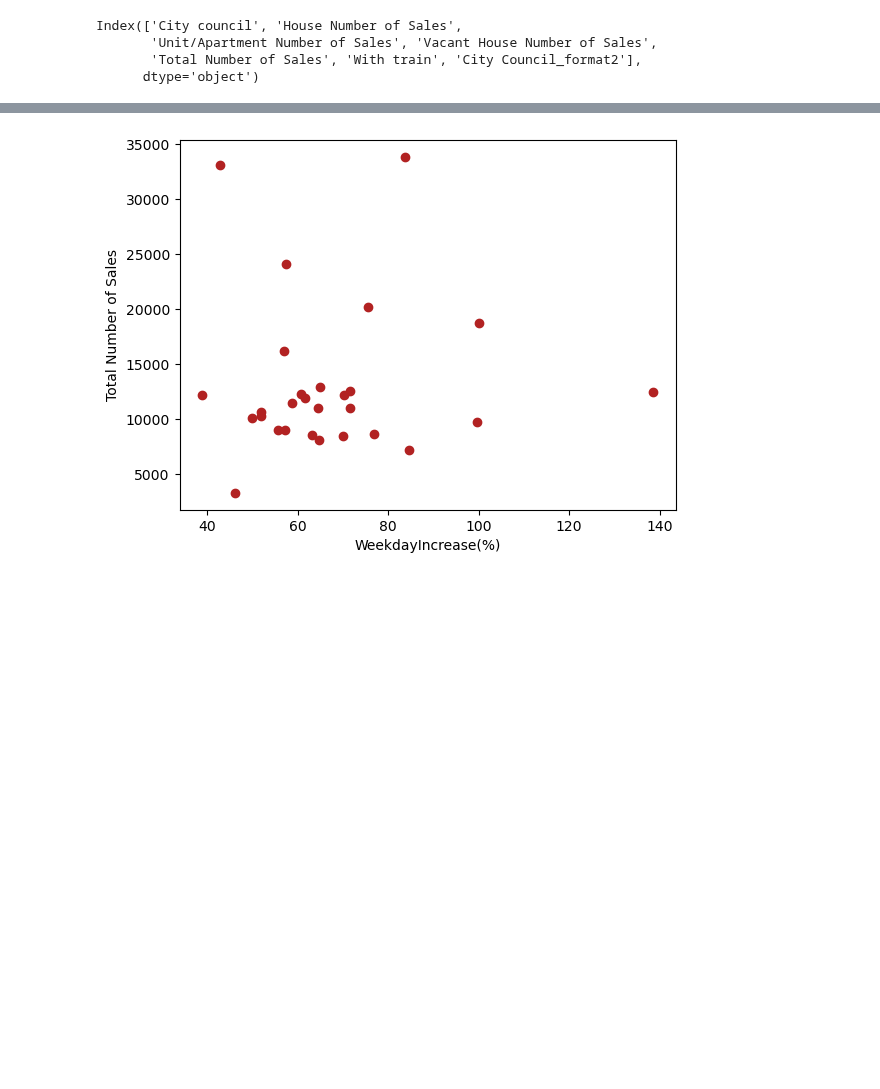
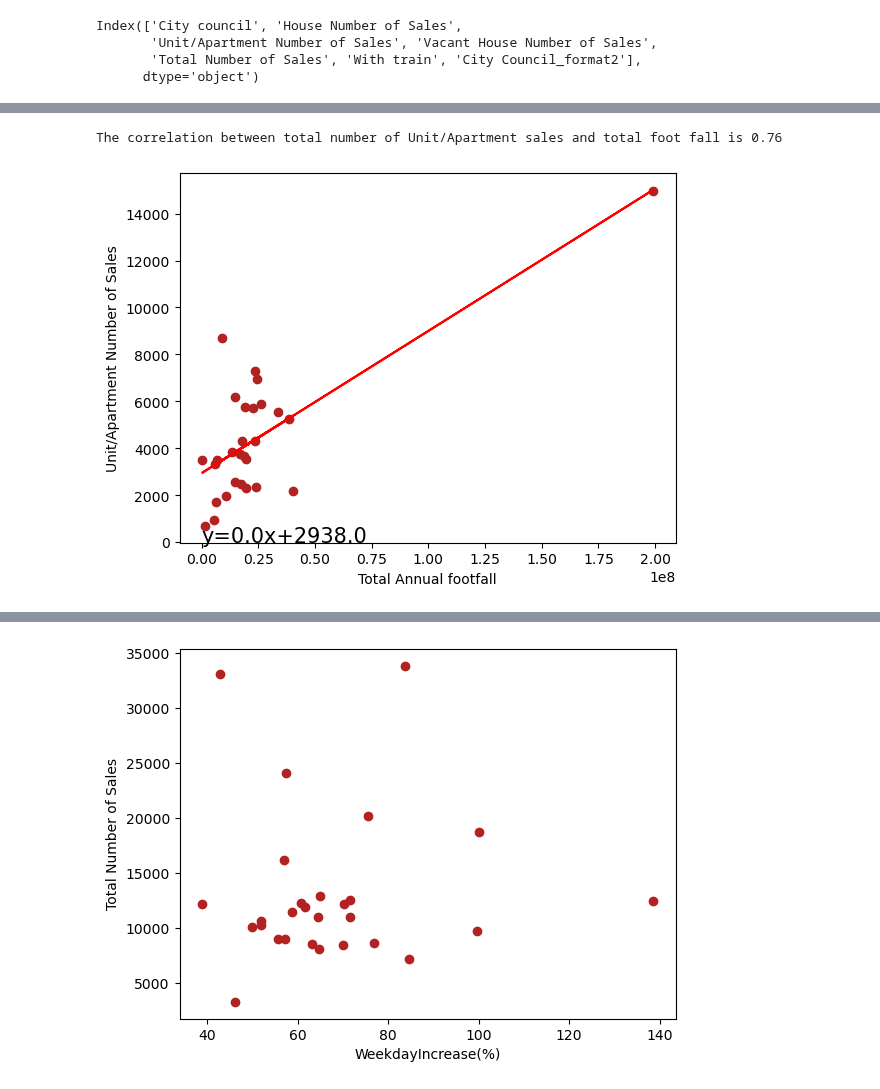
Before and after one commit to Abhidnya05/Project1Group1, a Jupyter notebook: Housing_new.ipynb, the cells around one changed output, grey strips where cells are left out. Drawn from its saved outputs; the diff is of its cells as text; code cells hidden in the pictures; blank space fills up the shorter version.

Commit message:
Updating charts, adding correlation

```diff
--- a/Housing_new.ipynb
+++ b/Housing_new.ipynb
@@ -179 +192,26 @@ Index(['City council', 'Distance', 'TotalAnnual', 'TotalAMPeak', 'TotalPMPeak',
       dtype='object')
+# %%
+# Filter rows where either 'TotalAnnual' or 'Total Number of Sales' have NaN values
+filtered_df = merged_df.dropna(subset=["TotalAnnual", "Unit/Apartment Number of Sales"])
+
+# Create scatter plot
+plt.scatter(filtered_df["TotalAnnual"], filtered_df["Unit/Apartment Number of Sales"], color='firebrick')
+plt.xlabel("Total Annual footfall")
+plt.ylabel("Unit/Apartment Number of Sales")
+
+# Fetch data after filtering NaN values
+Total_Annual_Footfall = filtered_df["TotalAnnual"]
+Total_Number_sale = filtered_df["Unit/Apartment Number of Sales"]
+(slope, intercept, rvalue, pvalue, stderr)= linregress(Total_Annual_Footfall,Total_Number_sale )
+regress_value=Total_Annual_Footfall*slope+intercept
+line_eq="y="+str(round(slope,2))+"x+"+str(round(intercept,2))
+plt.plot(Total_Annual_Footfall,regress_value,"r-")
+plt.annotate(line_eq,(5.8,0.8),fontsize=15, color="black")
+# Calculate correlation
+correlation = st.pearsonr(Total_Annual_Footfall, Total_Number_sale)
+
+print(f"The correlation between total number of Unit/Apartment sales and total foot fall is {round(correlation[0],2)}")
+plt.show()
+# %% [output]
+The correlation between total number of Unit/Apartment sales and total foot fall is 0.76
+[figure, added]
```
Also changed, not shown: parts of 9 cells of this notebook.
